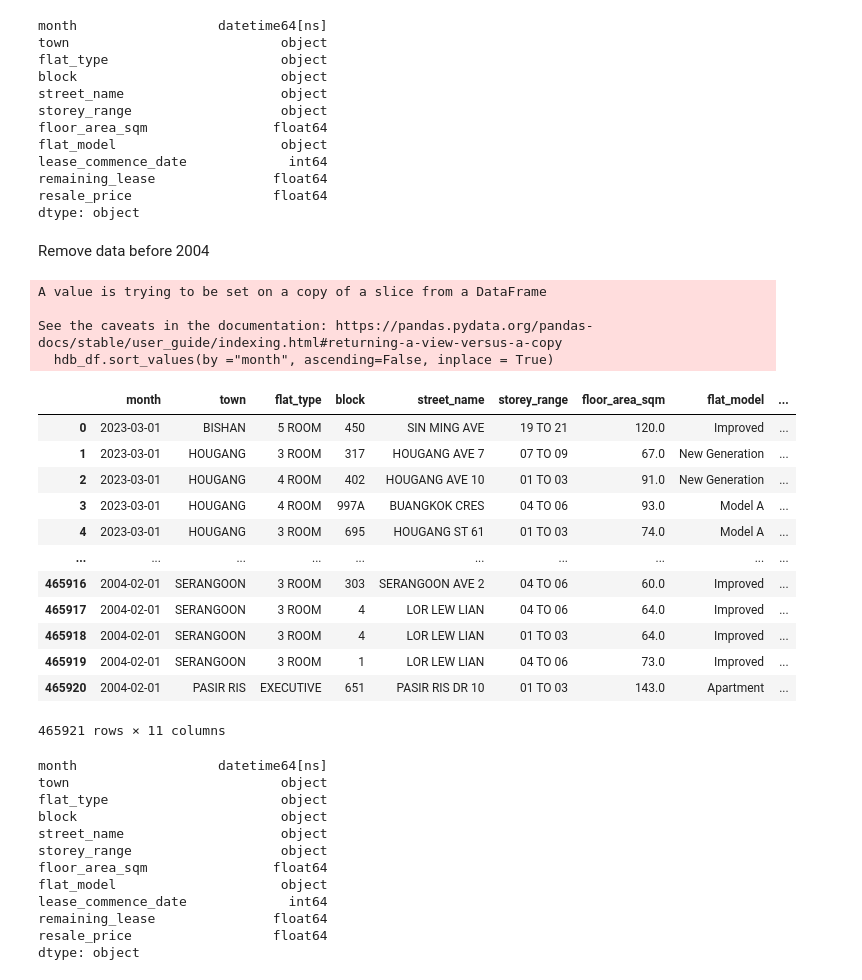
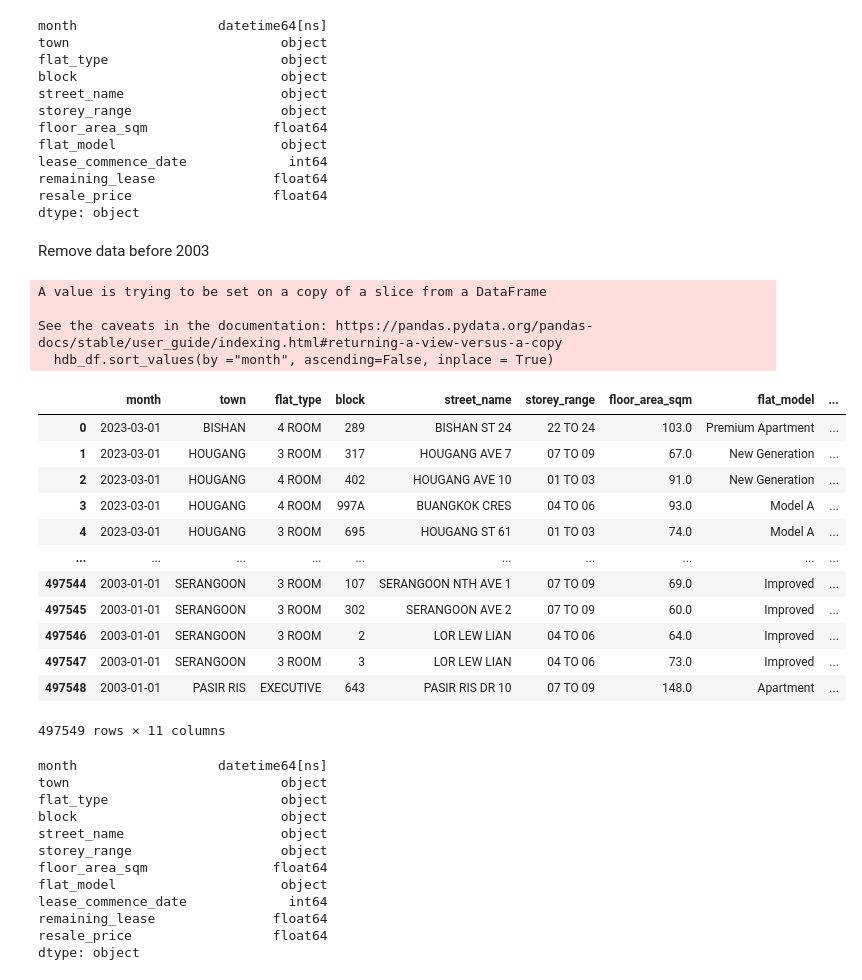
Before and after one commit to raychng/bt4222-project, a Jupyter notebook: data-cleaning-final.ipynb, the cells around one changed output. Saved outputs shown, nothing was run; the diff lists cells and outputs as text; code cells hidden in the pictures.

Commit message:
updated data files for 2003-2012, 2013-2023

```diff
--- a/data-cleaning-final.ipynb
+++ b/data-cleaning-final.ipynb
@@ -277,32 +277,32 @@ remaining_lease               float64
 resale_price                  float64
 dtype: object
 # %% [markdown]
-Remove data before 2004
+Remove data before 2003
 # %%
 import datetime
 # %%
-hdb_df = hdb_df[hdb_df['month'] > datetime.datetime(2004,1,1)]
+hdb_df = hdb_df[hdb_df['month'] >= datetime.datetime(2003,1,1)]
 hdb_df.sort_values(by ="month", ascending=False, inplace = True)
 hdb_df = hdb_df.reset_index(drop = True)
 hdb_df
 # %% [output]
 A value is trying to be set on a copy of a slice from a DataFrame
 
 See the caveats in the documentation: https://pandas.pydata.org/pandas-docs/stable/user_guide/indexing.html#returning-a-view-versus-a-copy
   hdb_df.sort_values(by ="month", ascending=False, inplace = True)
 |  | month | town | flat_type | block | street_name | storey_range | floor_area_sqm | flat_model | ... |
-| 0 | 2023-03-01 | BISHAN | 5 ROOM | 450 | SIN MING AVE | 19 TO 21 | 120.0 | Improved | ... |
+| 0 | 2023-03-01 | BISHAN | 4 ROOM | 289 | BISHAN ST 24 | 22 TO 24 | 103.0 | Premium Apartment | ... |
 | 1 | 2023-03-01 | HOUGANG | 3 ROOM | 317 | HOUGANG AVE 7 | 07 TO 09 | 67.0 | New Generation | ... |
 | 2 | 2023-03-01 | HOUGANG | 4 ROOM | 402 | HOUGANG AVE 10 | 01 TO 03 | 91.0 | New Generation | ... |
 | 3 | 2023-03-01 | HOUGANG | 4 ROOM | 997A | BUANGKOK CRES | 04 TO 06 | 93.0 | Model A | ... |
 | 4 | 2023-03-01 | HOUGANG | 3 ROOM | 695 | HOUGANG ST 61 | 01 TO 03 | 74.0 | Model A | ... |
 | ... | ... | ... | ... | ... | ... | ... | ... | ... | ... |
-| 465916 | 2004-02-01 | SERANGOON | 3 ROOM | 303 | SERANGOON AVE 2 | 04 TO 06 | 60.0 | Improved | ... |
-| 465917 | 2004-02-01 | SERANGOON | 3 ROOM | 4 | LOR LEW LIAN | 04 TO 06 | 64.0 | Improved | ... |
-| 465918 | 2004-02-01 | SERANGOON | 3 ROOM | 4 | LOR LEW LIAN | 01 TO 03 | 64.0 | Improved | ... |
-| 465919 | 2004-02-01 | SERANGOON | 3 ROOM | 1 | LOR LEW LIAN | 04 TO 06 | 73.0 | Improved | ... |
-| 465920 | 2004-02-01 | PASIR RIS | EXECUTIVE | 651 | PASIR RIS DR 10 | 01 TO 03 | 143.0 | Apartment | ... |
+| 497544 | 2003-01-01 | SERANGOON | 3 ROOM | 107 | SERANGOON NTH AVE 1 | 07 TO 09 | 69.0 | Improved | ... |
+| 497545 | 2003-01-01 | SERANGOON | 3 ROOM | 302 | SERANGOON AVE 2 | 07 TO 09 | 60.0 | Improved | ... |
+| 497546 | 2003-01-01 | SERANGOON | 3 ROOM | 2 | LOR LEW LIAN | 04 TO 06 | 64.0 | Improved | ... |
+| 497547 | 2003-01-01 | SERANGOON | 3 ROOM | 3 | LOR LEW LIAN | 04 TO 06 | 73.0 | Improved | ... |
+| 497548 | 2003-01-01 | PASIR RIS | EXECUTIVE | 643 | PASIR RIS DR 10 | 07 TO 09 | 148.0 | Apartment | ... |
-465921 rows × 11 columns
+497549 rows × 11 columns
 # %%
 hdb_df.dtypes
 # %% [output]
```
Also changed, not shown: parts of 15 cells of this notebook, 5 other files.
